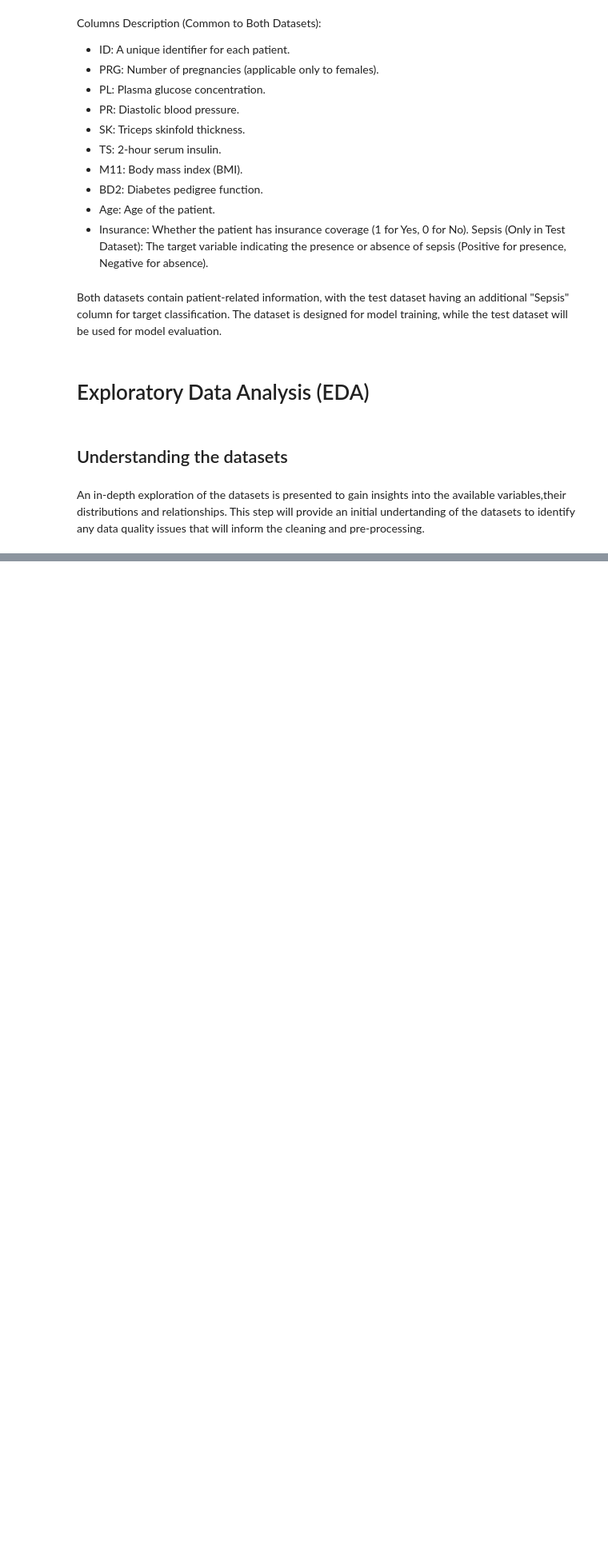
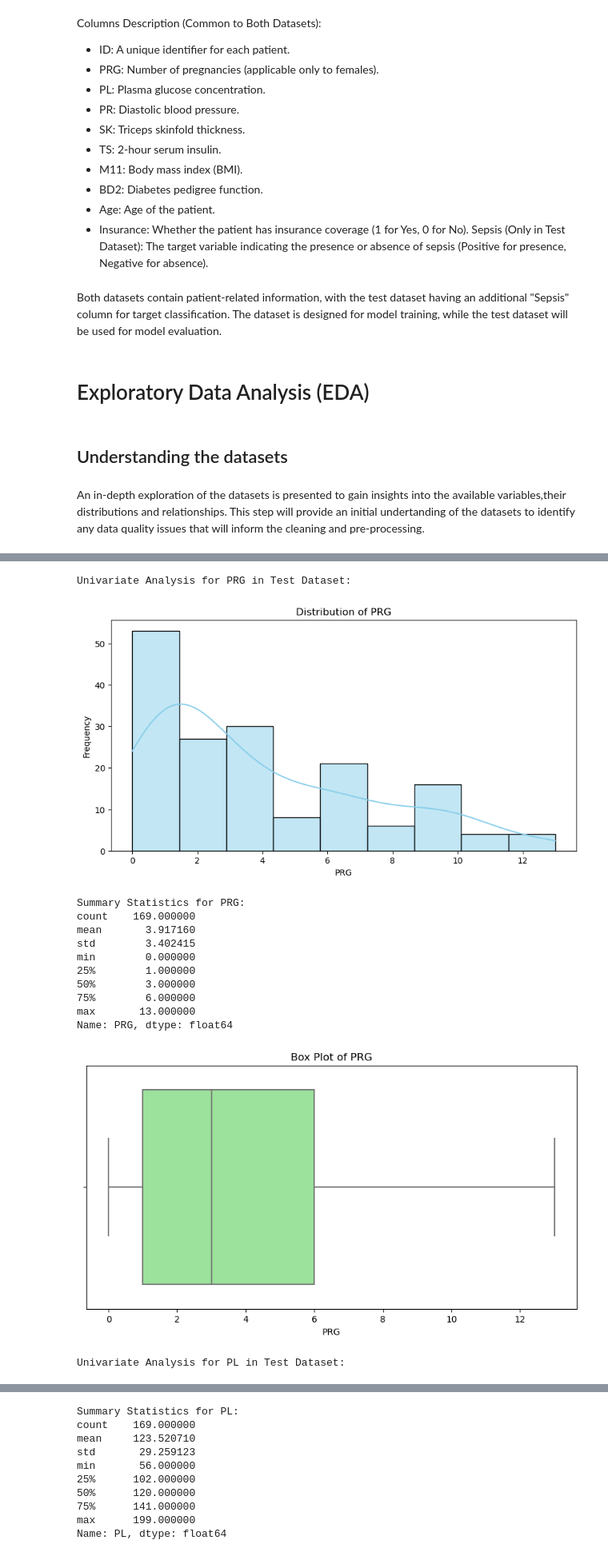
Before and after one commit to rasmodev/Sepsis-Classification-ML-Project-with-FastAPI-Deployment, a Jupyter notebook: Sepsis_ML_Prediction_&_Deployment_With_FastAPI.ipynb, the cells around one changed output, grey strips where cells are left out. Shown at 80% size. Drawn from its saved outputs; the diff is of its cells as text; code cells hidden in the pictures; blank space fills up the shorter version.

```diff
--- a/Sepsis_ML_Prediction_&_Deployment_With_FastAPI.ipynb
+++ b/Sepsis_ML_Prediction_&_Deployment_With_FastAPI.ipynb
@@ -151,0 +330,50 @@ plt.show()
+# %%
+# Function to perform univariate analysis for a single variable
+def univariate_analysis(data, variable):
+    # Get the variable's values
+    values = data[variable]
+
+    # Plot a histogram
+    plt.figure(figsize=(10, 5))
+    sns.histplot(values, kde=True, color='skyblue')
+    plt.title(f'Distribution of {variable}')
+    plt.xlabel(variable)
+    plt.ylabel('Frequency')
+    plt.show()
+
+    # Summary statistics
+    print(f'Summary Statistics for {variable}:')
+    print(values.describe())
+
+    # Box plot
+    plt.figure(figsize=(10, 5))
+    sns.boxplot(x=values, color='lightgreen')
+    plt.title(f'Box Plot of {variable}')
+    plt.xlabel(variable)
+    plt.show()
+
+# Perform univariate analysis for selected variables (you can add more)
+variables_to_analyze = ['PRG', 'PL', 'PR', 'SK', 'TS', 'M11', 'BD2', 'Age', 'Insurance', 'Sepsis']
+
+for variable in variables_to_analyze:
+    print(f"Univariate Analysis for {variable} in Test Dataset:")
+    univariate_analysis(test_df, variable)
+
+for variable in variables_to_analyze[:-1]:  # Exclude 'Sepsis' for the train dataset
+    print(f"Univariate Analysis for {variable} in Train Dataset:")
+    univariate_analysis(train_df, variable)
+# %% [output]
+Univariate Analysis for PRG in Test Dataset:
+[figure, added]
+Summary Statistics for PRG:
+count    169.000000
+mean       3.917160
+std        3.402415
+min        0.000000
+25%        1.000000
+50%        3.000000
+75%        6.000000
+max       13.000000
+Name: PRG, dtype: float64
+[figure, added]
+Univariate Analysis for PL in Test Dataset:
@@ -151,0 +381,10 @@ plt.show()
+Summary Statistics for PL:
+count    169.000000
+mean     123.520710
+std       29.259123
+min       56.000000
+25%      102.000000
+50%      120.000000
+75%      141.000000
+max      199.000000
+Name: PL, dtype: float64
```
Also changed, not shown: parts of 19 cells of this notebook.
